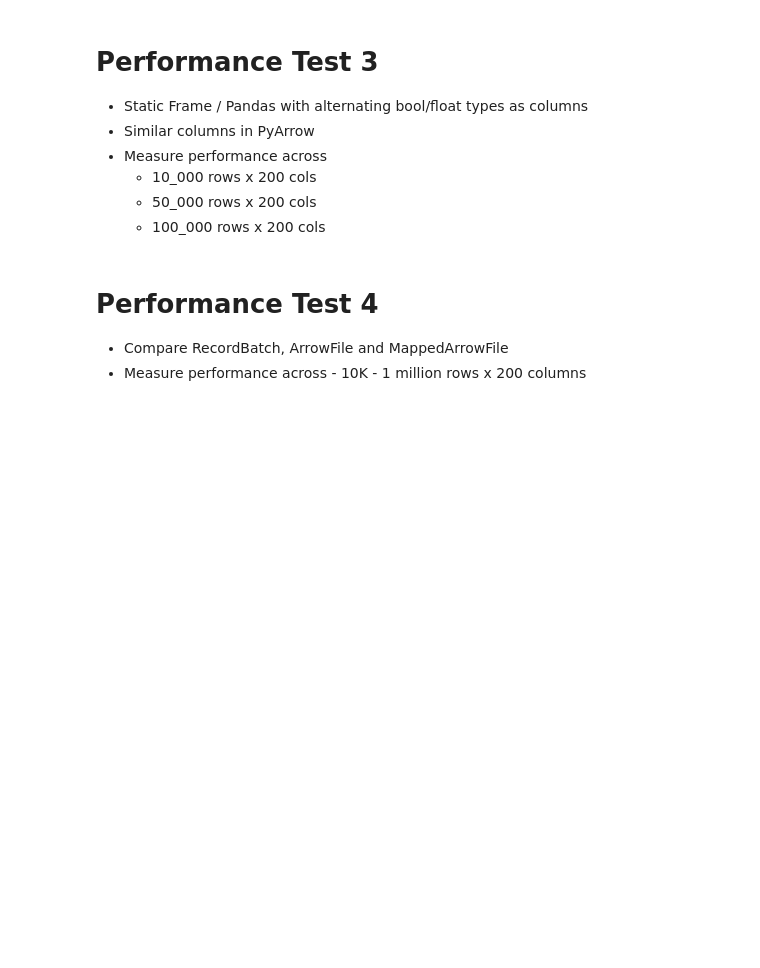
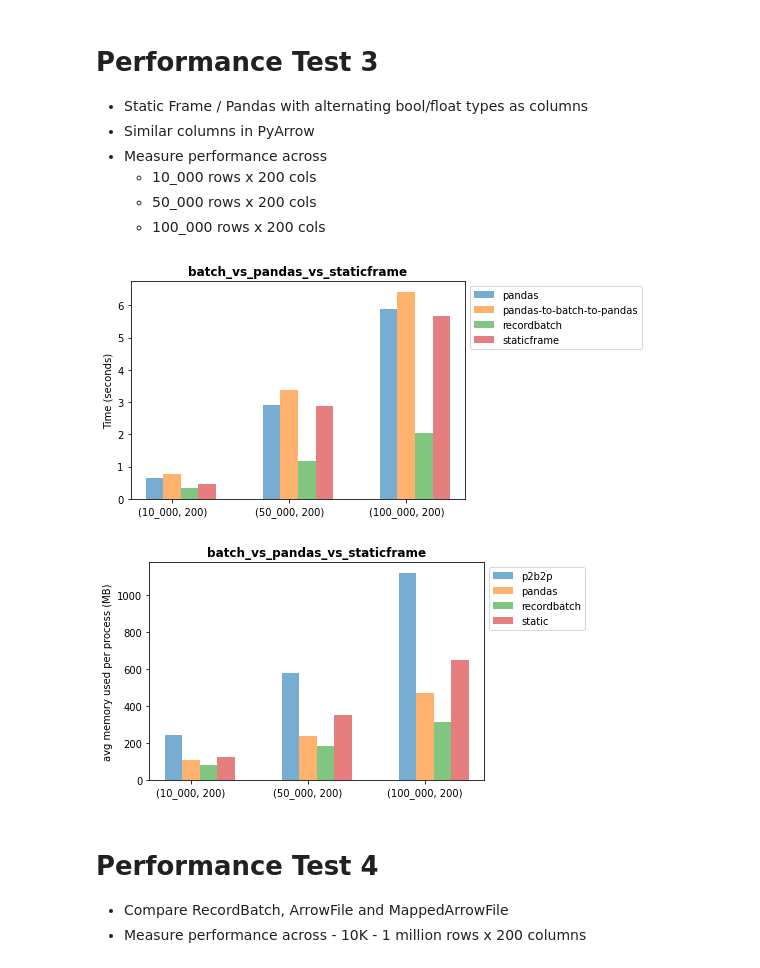
Before and after one commit to gdevanla/learn-pyarrow, a Jupyter notebook: arrow-3.ipynb, the cells around one changed output. Drawn from its saved outputs; the diff is of its cells as text; code cells hidden in the pictures; blank space fills up the shorter version.

```diff
--- a/arrow-3.ipynb
+++ b/arrow-3.ipynb
@@ -385,6 +398,12 @@ print(batch[1:3][1]) # zero copy slicing
     -  10_000 rows x 200 cols
     -  50_000 rows x 200 cols
     -  100_000 rows x 200 cols
+# %%
+plot_test('test3.txt', 'batch_vs_pandas_vs_staticframe', 'duration', 'Time (seconds)')
+plot_test('memory_test3.txt', 'batch_vs_pandas_vs_staticframe', 'size', 'avg memory used per process (MB)')
+# %% [output]
+[figure, added]
+[figure, added]
 # %% [markdown]
 # Performance Test 4
 
```
Also changed, not shown: parts of 3 cells of this notebook, 13 other files.
